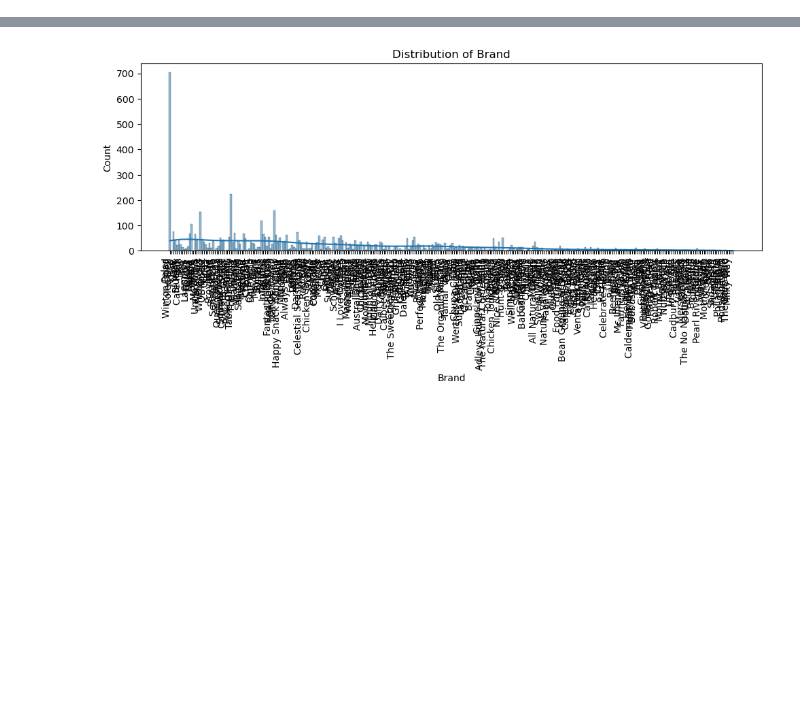
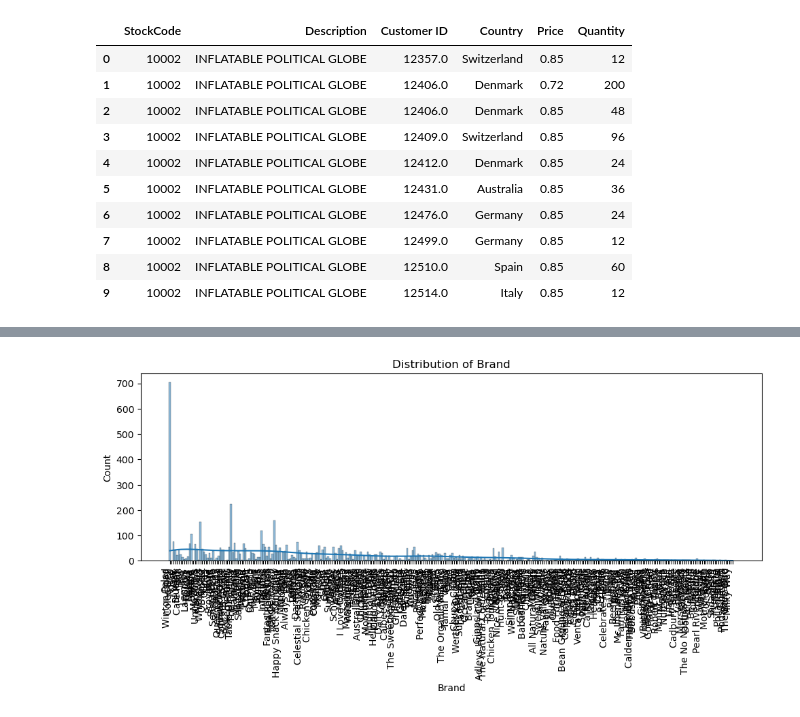
Before and after one commit to Phatcm/product-recommendation, a Jupyter notebook: notebooks/Initial.ipynb, the cells around one changed output, grey strips where cells are left out. Saved outputs shown, nothing was run; the diff lists cells and outputs as text; code cells hidden in the pictures; blank space fills up the shorter version.

```diff
--- a/notebooks/Initial.ipynb
+++ b/notebooks/Initial.ipynb
@@ -152,0 +169,17 @@ dtype: int64
+# %%
+df = df.groupby(["StockCode", "Description", "Customer ID", "Country", "Price"])["Quantity"].sum()
+df = df.loc[df > 0].reset_index()
+df.shape
+df.head(10)
+# %% [output]
+|  | StockCode | Description | Customer ID | Country | Price | Quantity |
+| 0 | 10002 | INFLATABLE POLITICAL GLOBE | 12357.0 | Switzerland | 0.85 | 12 |
+| 1 | 10002 | INFLATABLE POLITICAL GLOBE | 12406.0 | Denmark | 0.72 | 200 |
+| 2 | 10002 | INFLATABLE POLITICAL GLOBE | 12406.0 | Denmark | 0.85 | 48 |
+| 3 | 10002 | INFLATABLE POLITICAL GLOBE | 12409.0 | Switzerland | 0.85 | 96 |
+| 4 | 10002 | INFLATABLE POLITICAL GLOBE | 12412.0 | Denmark | 0.85 | 24 |
+| 5 | 10002 | INFLATABLE POLITICAL GLOBE | 12431.0 | Australia | 0.85 | 36 |
+| 6 | 10002 | INFLATABLE POLITICAL GLOBE | 12476.0 | Germany | 0.85 | 24 |
+| 7 | 10002 | INFLATABLE POLITICAL GLOBE | 12499.0 | Germany | 0.85 | 12 |
+| 8 | 10002 | INFLATABLE POLITICAL GLOBE | 12510.0 | Spain | 0.85 | 60 |
+| 9 | 10002 | INFLATABLE POLITICAL GLOBE | 12514.0 | Italy | 0.85 | 12 |
```
Also changed, not shown: parts of 17 cells of this notebook, 1 other file.
